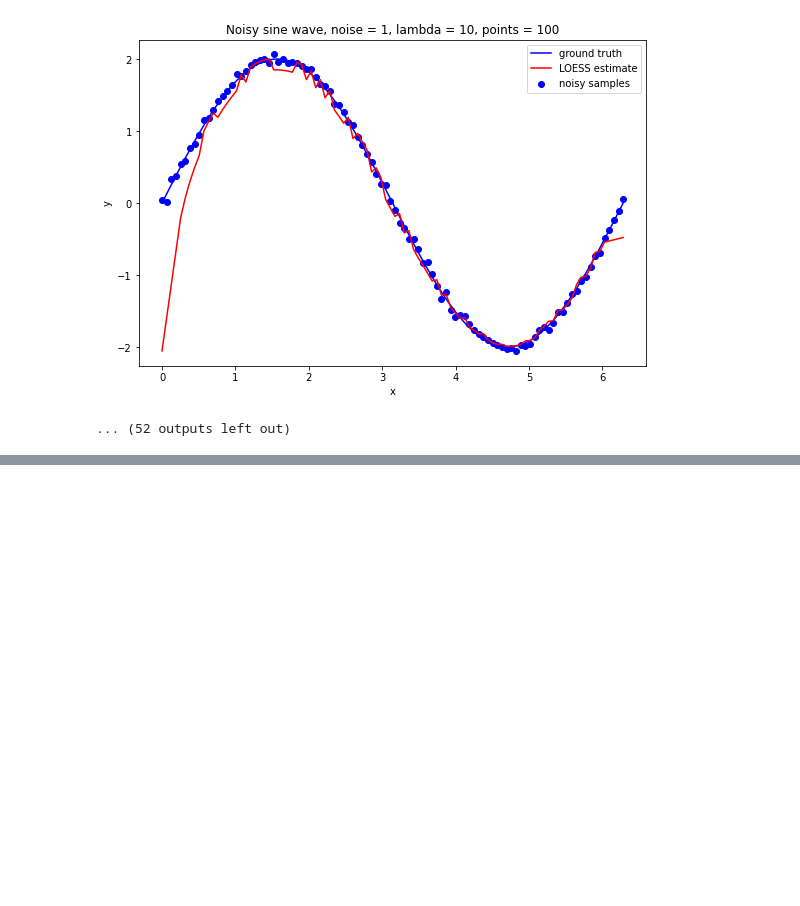
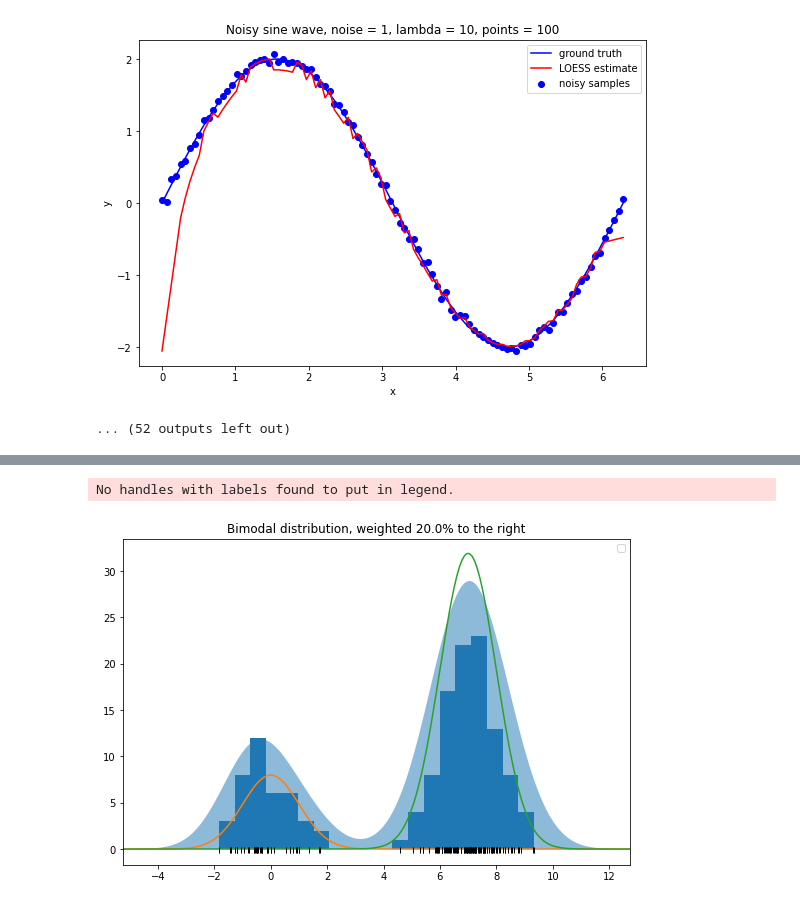
Before and after one commit to w-bonelli/STAT8330, a Jupyter notebook: notebooks/hw5/hw5_solutions.ipynb, the cells around one changed output, grey strips where cells are left out. Saved outputs shown, nothing was run; the diff lists cells and outputs as text; code cells hidden in the pictures; blank space fills up the shorter version.

```diff
--- a/notebooks/hw5/hw5_solutions.ipynb
+++ b/notebooks/hw5/hw5_solutions.ipynb
@@ -250,0 +299,66 @@ def kde(y, bw, n):
+# %%
+def generate_normal(mu, sd, n):
+    """
+    Draws random samples from a normal distribution.
+
+    :param mu: The mean
+    :param sd: The standard deviation
+    :param n: The number of samples to draw
+    :return: The array of samples
+    """
+
+    return np.random.normal(mu, sd, n)
+
+def generate_bimodal(mu1, mu2, sd1, sd2, n, weight=0.5):
+    """
+    Draws random samples from a bimodal distribution.
+
+    :param n: The number of samples to draw
+    :param weight: The proportion of values per peak (0.5 for half)
+    :return: The array of samples
+    """
+
+    split = int(n / 2)
+    x1 = np.random.normal(mu1, sd1, int(n * weight))
+    x2 = np.random.normal(mu2, sd2, n - split)
+
+    return np.concatenate((x1, x2), axis=None)
+
+# define parameters for and generate samples from a bimodal distribution
+mu1 = 0
+mu2 = 7
+sd1 = 1
+sd2 = 1
+n = 200
+w = 0.2
+
+x = generate_bimodal(mu1, mu2, sd1, sd1, n, w)
+x_min = np.min(x)
+x_max = np.max(x)
+x_std = np.std(x)
+x_lo = x_min - x_std
+x_hi = x_max + x_std
+x_range = np.linspace(x_lo, x_hi, n)  # TODO: this n should be the arg to the KDE function
+density = sum(norm(xi).pdf(x_range) for xi in x)
+dist1 = norm.pdf(x_range, mu1, sd1)  # left peak of bimodal dist
+dist2 = norm.pdf(x_range, mu2, sd2)  # right peak of bimodal dist
+
+plt.figure(figsize=(20, 6))
+plt.subplot(121)
+plt.hist(x, bins=20, density=False)
+plt.plot(x_range, dist1 * w * n / 2)
+plt.plot(x_range, dist2 * (1 - w) * n / 2)
+plt.legend()
+plt.title(f"Bimodal distribution, weighted {w * 100}% to the right")
+plt.xlim([x_lo, x_hi])
+
+plt.fill_between(x_range, density, alpha=0.5)
+plt.plot(x, np.full_like(x, -0.1), '|k', markeredgewidth=1)
+plt.show()
+
+# x = generate_normal(0, 1, 1000)
+# plt.hist(x, bins=40)
+# plt.show()
+# %% [output]
+No handles with labels found to put in legend.
+[figure, added]
```
Also changed, not shown: parts of 8 cells of this notebook, 2 other files.
